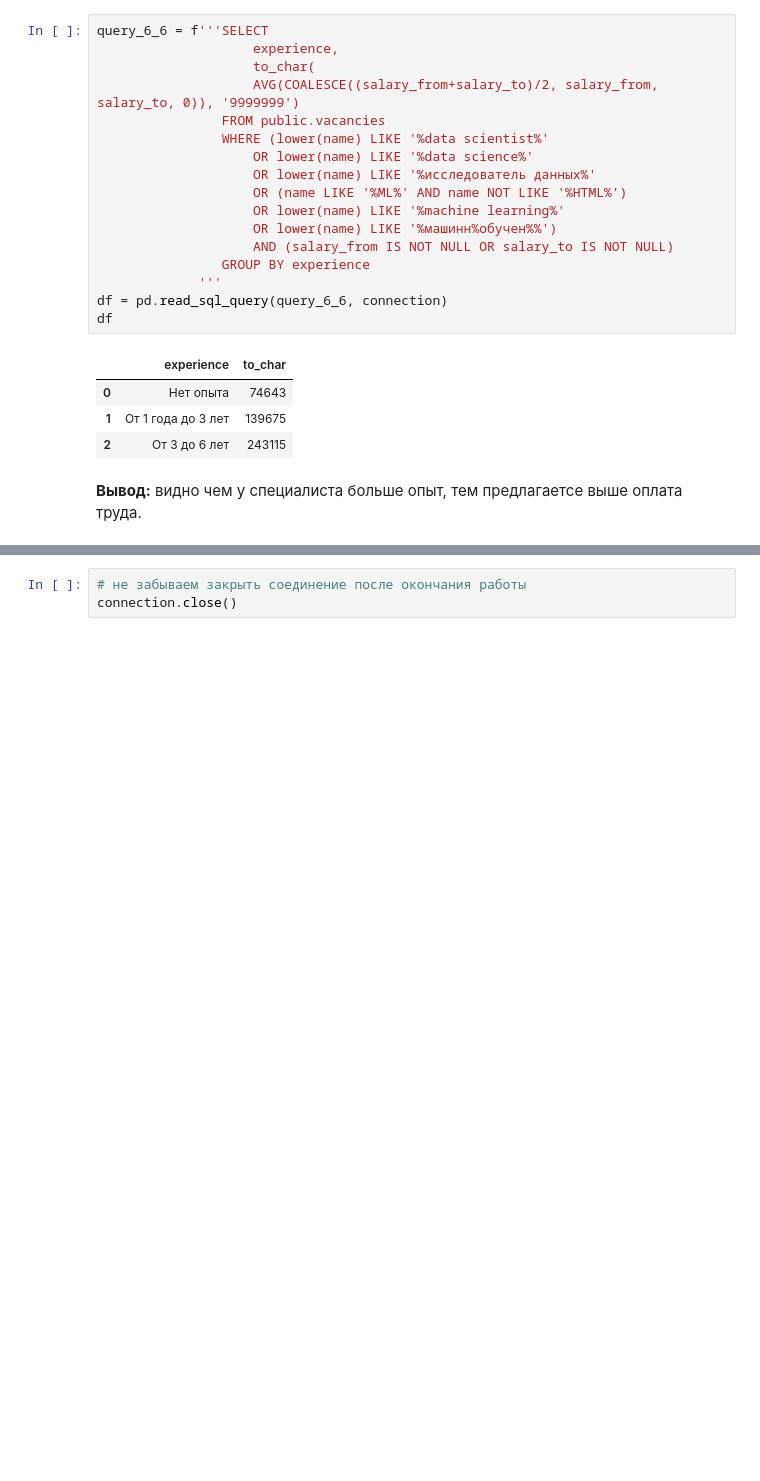
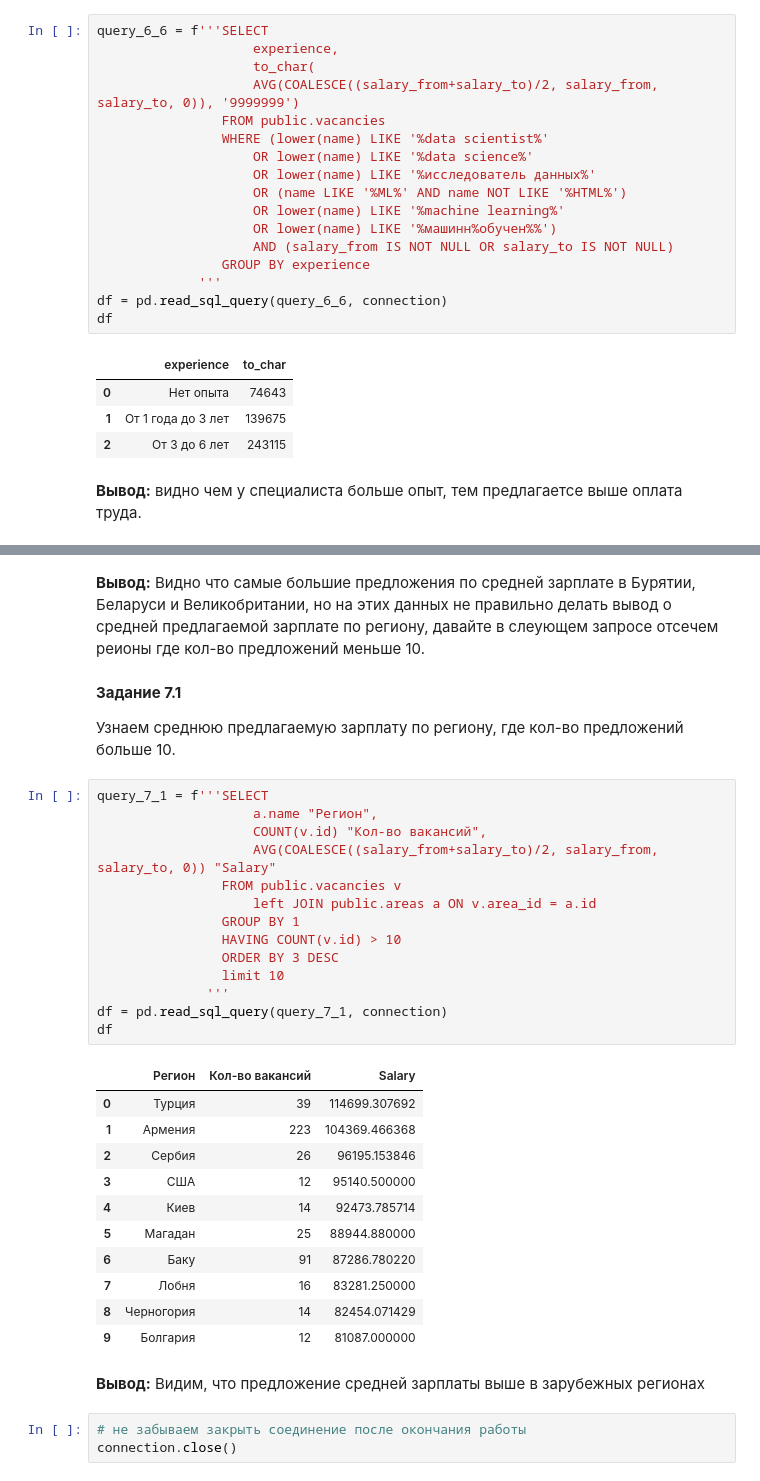
Before and after one commit to igord21/Practice_DC, a Jupyter notebook: Project_2/PROJECT-2. Анализ вакансий из HeadHunter .ipynb, the cells around one changed output, grey strips where cells are left out. Saved outputs shown, nothing was run; the diff lists cells and outputs as text; blank space fills up the shorter version.

```diff
--- a/Project_2/PROJECT-2. Анализ вакансий из HeadHunter .ipynb
+++ b/Project_2/PROJECT-2. Анализ вакансий из HeadHunter .ipynb
@@ -569,3 +599,37 @@ df
+# %% [markdown]
+**Вывод:** Видно что самые большие предложения по средней зарплате в Бурятии, Беларуси и Великобритании, но на этих данных не правильно делать вывод о средней предлагаемой зарплате по региону, давайте в слеующем запросе отсечем реионы где кол-во предложений меньше 10.
+# %% [markdown]
+**Задание 7.1**
+
+Узнаем среднюю предлагаемую зарплату по региону, где кол-во предложений больше 10.
+# %%
+query_7_1 = f'''SELECT
+                    a.name "Регион",
+                    COUNT(v.id) "Кол-во вакансий",
+                    AVG(COALESCE((salary_from+salary_to)/2, salary_from, salary_to, 0)) "Salary"
+                FROM public.vacancies v
+                    left JOIN public.areas a ON v.area_id = a.id
+                GROUP BY 1
+                HAVING COUNT(v.id) > 10
+                ORDER BY 3 DESC
+                limit 10
+              '''
+df = pd.read_sql_query(query_7_1, connection)
+df
+# %% [output]
+|  | Регион | Кол-во вакансий | Salary |
+| 0 | Турция | 39 | 114699.307692 |
+| 1 | Армения | 223 | 104369.466368 |
+| 2 | Сербия | 26 | 96195.153846 |
+| 3 | США | 12 | 95140.500000 |
+| 4 | Киев | 14 | 92473.785714 |
+| 5 | Магадан | 25 | 88944.880000 |
+| 6 | Баку | 91 | 87286.780220 |
+| 7 | Лобня | 16 | 83281.250000 |
+| 8 | Черногория | 14 | 82454.071429 |
+| 9 | Болгария | 12 | 81087.000000 |
+# %% [markdown]
+**Вывод:** Видим, что предложение средней зарплаты выше в зарубежных регионах
 # %%
 # не забываем закрыть соединение после окончания работы
 connection.close()
```
Also changed, not shown: parts of 2 cells of this notebook.
